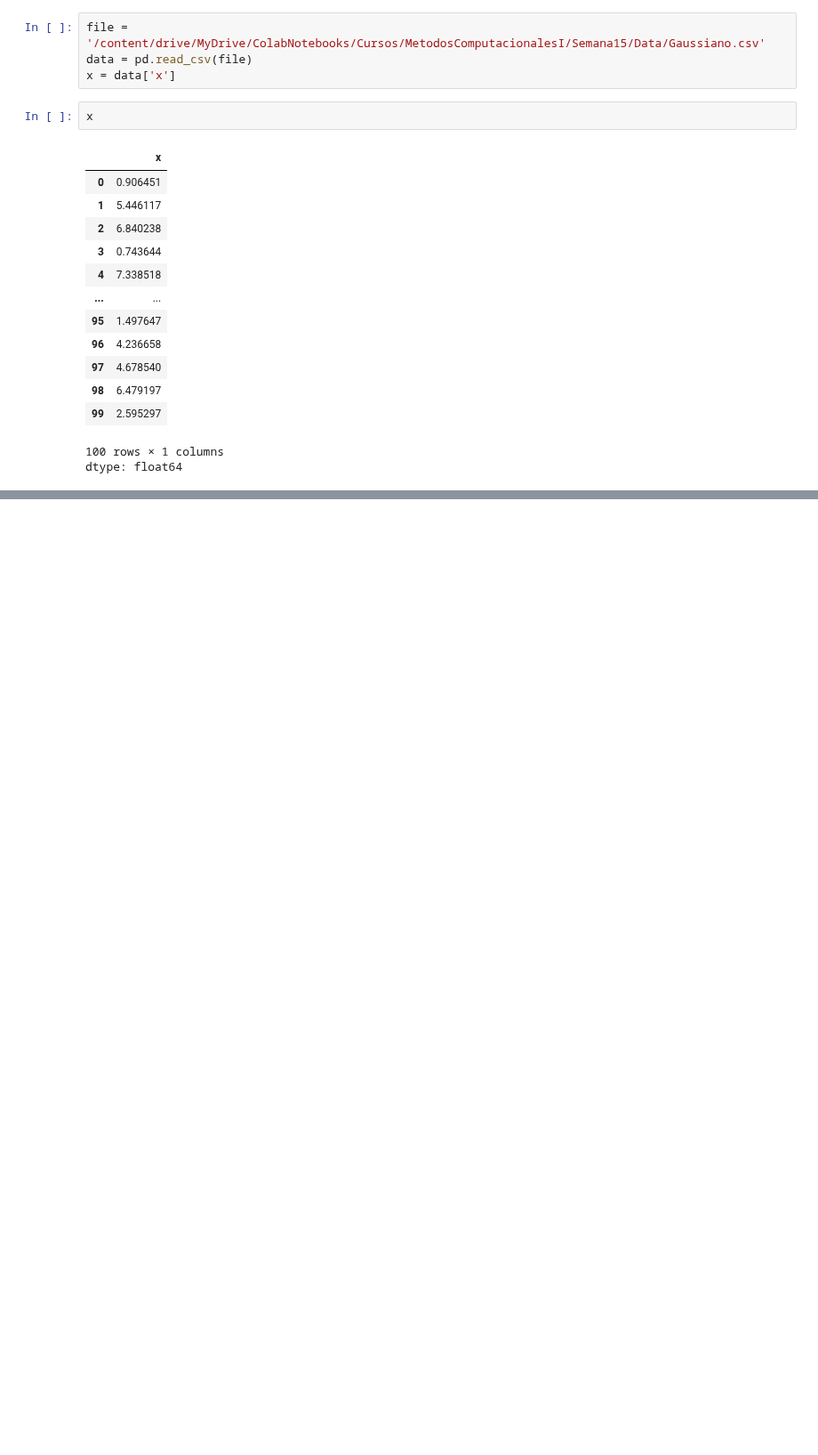
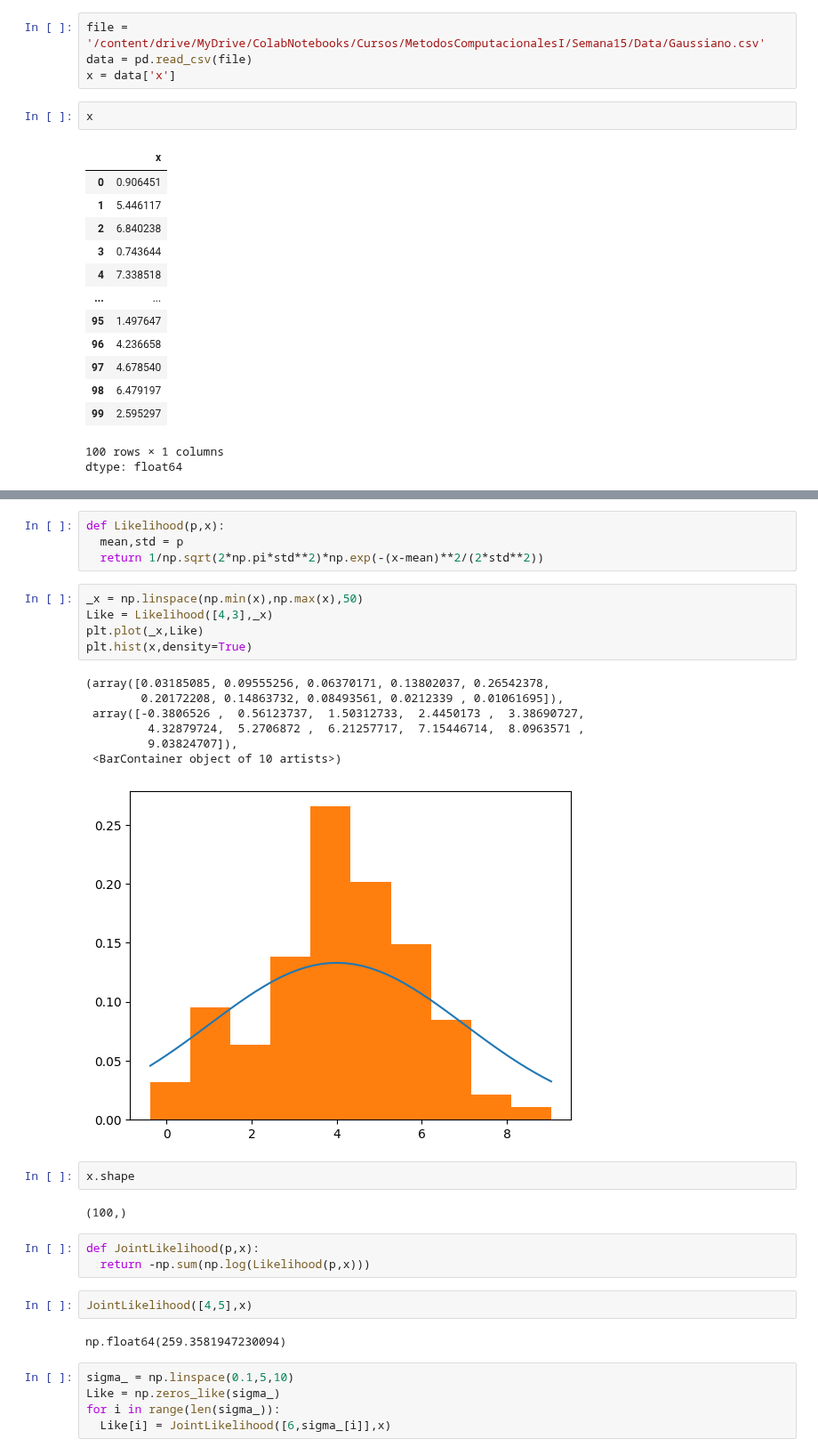
Before and after one commit to asegura4488/MetodosComputacionales1, a Jupyter notebook: Semana15/AjusteHistogramas.ipynb, the cells around one changed output, grey strips where cells are left out. Shown at 89% size. Saved outputs shown, nothing was run; the diff lists cells and outputs as text; blank space fills up the shorter version.

```diff
--- a/Semana15/AjusteHistogramas.ipynb
+++ b/Semana15/AjusteHistogramas.ipynb
@@ -43,0 +53,33 @@ dtype: float64
+# %%
+def Likelihood(p,x):
+  mean,std = p
+  return 1/np.sqrt(2*np.pi*std**2)*np.exp(-(x-mean)**2/(2*std**2))
+# %%
+_x = np.linspace(np.min(x),np.max(x),50)
+Like = Likelihood([4,3],_x)
+plt.plot(_x,Like)
+plt.hist(x,density=True)
+# %% [output]
+(array([0.03185085, 0.09555256, 0.06370171, 0.13802037, 0.26542378,
+        0.20172208, 0.14863732, 0.08493561, 0.0212339 , 0.01061695]),
+ array([-0.3806526 ,  0.56123737,  1.50312733,  2.4450173 ,  3.38690727,
+         4.32879724,  5.2706872 ,  6.21257717,  7.15446714,  8.0963571 ,
+         9.03824707]),
+ <BarContainer object of 10 artists>)
+[figure, added]
+# %%
+x.shape
+# %% [output]
+(100,)
+# %%
+def JointLikelihood(p,x):
+  return -np.sum(np.log(Likelihood(p,x)))
+# %%
+JointLikelihood([4,5],x)
+# %% [output]
+np.float64(259.3581947230094)
+# %%
+sigma_ = np.linspace(0.1,5,10)
+Like = np.zeros_like(sigma_)
+for i in range(len(sigma_)):
+  Like[i] = JointLikelihood([6,sigma_[i]],x)
```
Also changed, not shown: parts of 4 cells of this notebook.
